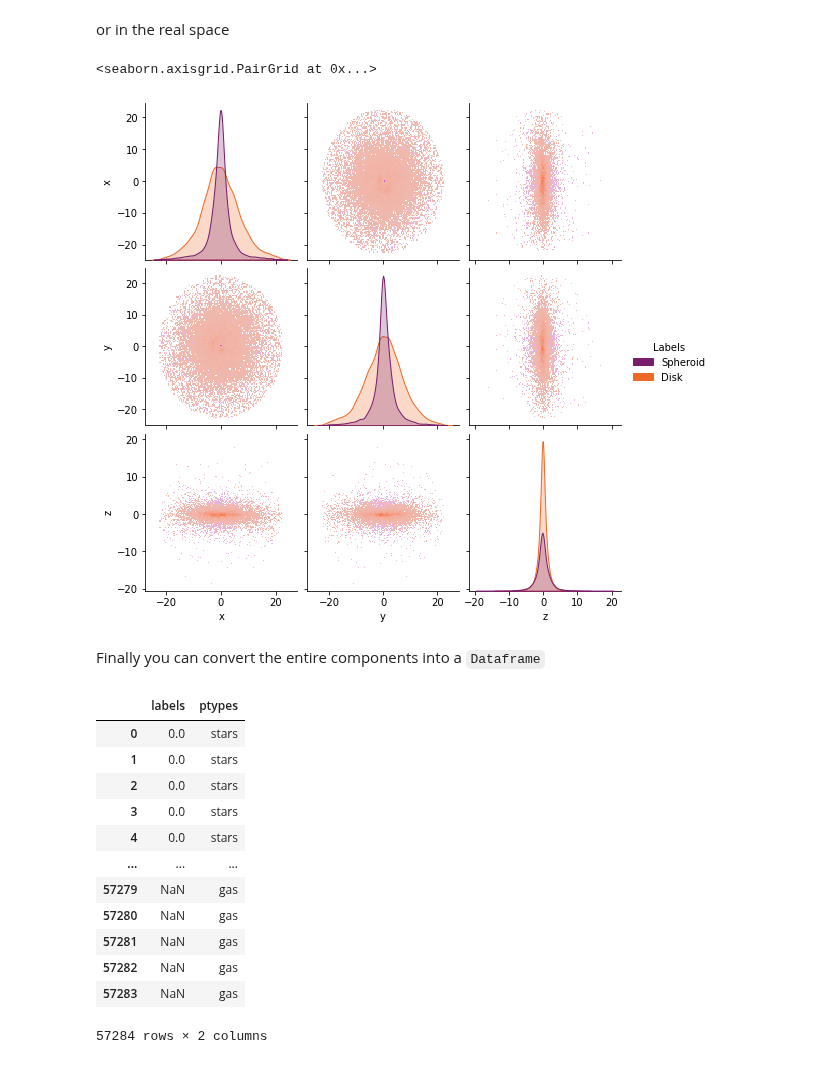
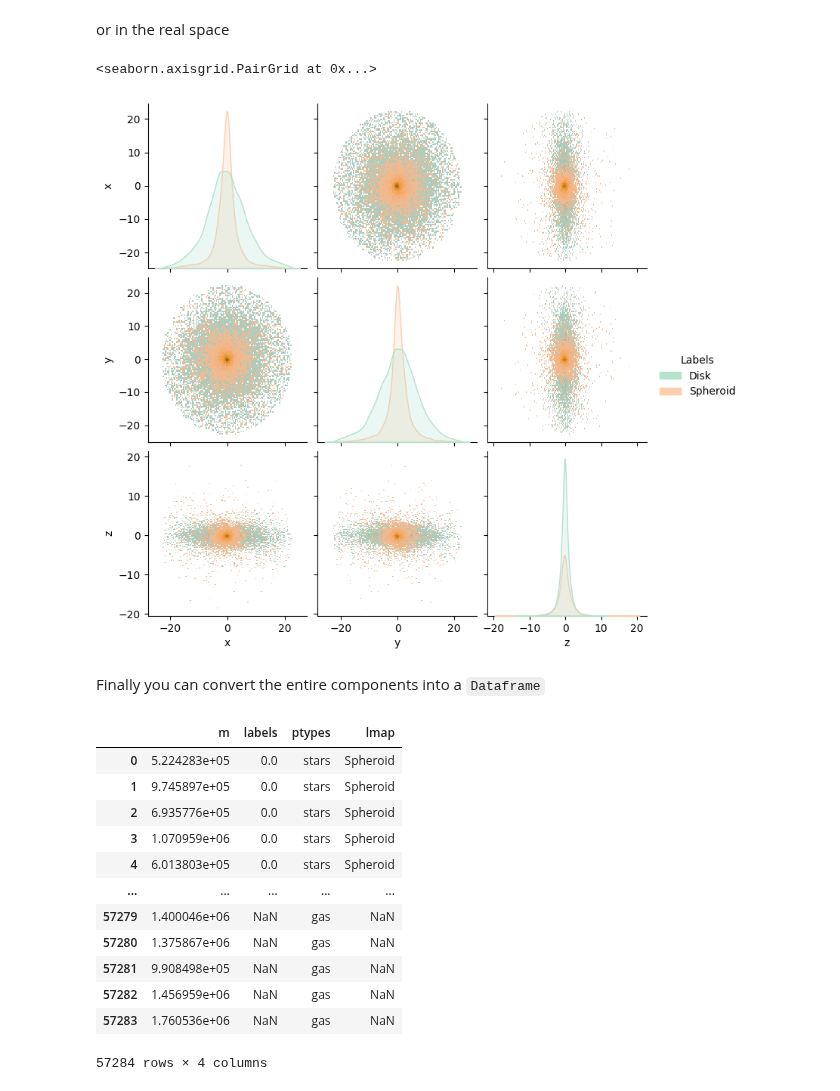
Before and after one commit to vcristiani/galaxy-chop, a Jupyter notebook: docs/source/tutorials/quickstart.ipynb, the cells around one changed output. Saved outputs shown, nothing was run; the diff lists cells and outputs as text; code cells hidden in the pictures.

```diff
--- a/docs/source/tutorials/quickstart.ipynb
+++ b/docs/source/tutorials/quickstart.ipynb
@@ -50,6 +50,6 @@ import galaxychop as gchop
 Next we load the file *gal394242.h5* using the `read_hdf5` function.
 This will generate an instance of the `gchop.Galaxy` class.
 # %%
-gal = gchop.read_hdf5("gal394242.h5")
+gal = gchop.io.read_hdf5("gal394242.h5")
 gal
 # %% [output]
@@ -128,7 +136,8 @@ To correct this GalaxyChop has the `center()` and `star_align()` functions which
 # %%
-gal = gchop.utils.star_align(gchop.utils.center(gal))
-print("Centered:", gchop.is_centered(gal))
-print("Aligned:", gchop.is_star_aligned(gal))
+gal = gchop.preproc.center_and_align(gal)
+print("Centered:", gchop.preproc.is_centered(gal))
+print("Aligned:", gchop.preproc.is_star_aligned(gal))
+print("Centered & Aligned:", gchop.preproc.is_centered_and_aligned(gal))
 # %% [output]
 Centered: True
 Aligned: True
@@ -174,29 +184,25 @@ gal.plot.circ_pairplot(labels=components, lmap={0: "Spheroid", 1: "Disk"})
 # %% [markdown]
 or in the real space
 # %%
-gal.plot.pairplot(
-    labels=components,
-    lmap={0: "Spheroid", 1: "Disk"},
-    palette="inferno",
-)
+gal.plot.pairplot(labels=components, palette="Pastel2")
 # %% [output]
 <seaborn.axisgrid.PairGrid at 0x...>
-[figure, old version]
+[figure, new version]
 # %% [markdown]
 Finally you can convert the entire components into a `Dataframe`
 # %%
 components.to_dataframe()
 # %% [output]
-|  | labels | ptypes |
-| 0 | 0.0 | stars |
-| 1 | 0.0 | stars |
-| 2 | 0.0 | stars |
-| 3 | 0.0 | stars |
-| 4 | 0.0 | stars |
-| ... | ... | ... |
-| 57279 | NaN | gas |
-| 57280 | NaN | gas |
-| 57281 | NaN | gas |
-| 57282 | NaN | gas |
-| 57283 | NaN | gas |
+|  | m | labels | ptypes | lmap |
+| 0 | 5.224283e+05 | 0.0 | stars | Spheroid |
+| 1 | 9.745897e+05 | 0.0 | stars | Spheroid |
+| 2 | 6.935776e+05 | 0.0 | stars | Spheroid |
+| 3 | 1.070959e+06 | 0.0 | stars | Spheroid |
+| 4 | 6.013803e+05 | 0.0 | stars | Spheroid |
+| ... | ... | ... | ... | ... |
+| 57279 | 1.400046e+06 | NaN | gas | NaN |
+| 57280 | 1.375867e+06 | NaN | gas | NaN |
+| 57281 | 9.908498e+05 | NaN | gas | NaN |
+| 57282 | 1.456959e+06 | NaN | gas | NaN |
+| 57283 | 1.760536e+06 | NaN | gas | NaN |
-57284 rows × 2 columns
+57284 rows × 4 columns
```
Also changed, not shown: parts of 15 cells of this notebook, 1 other file.
